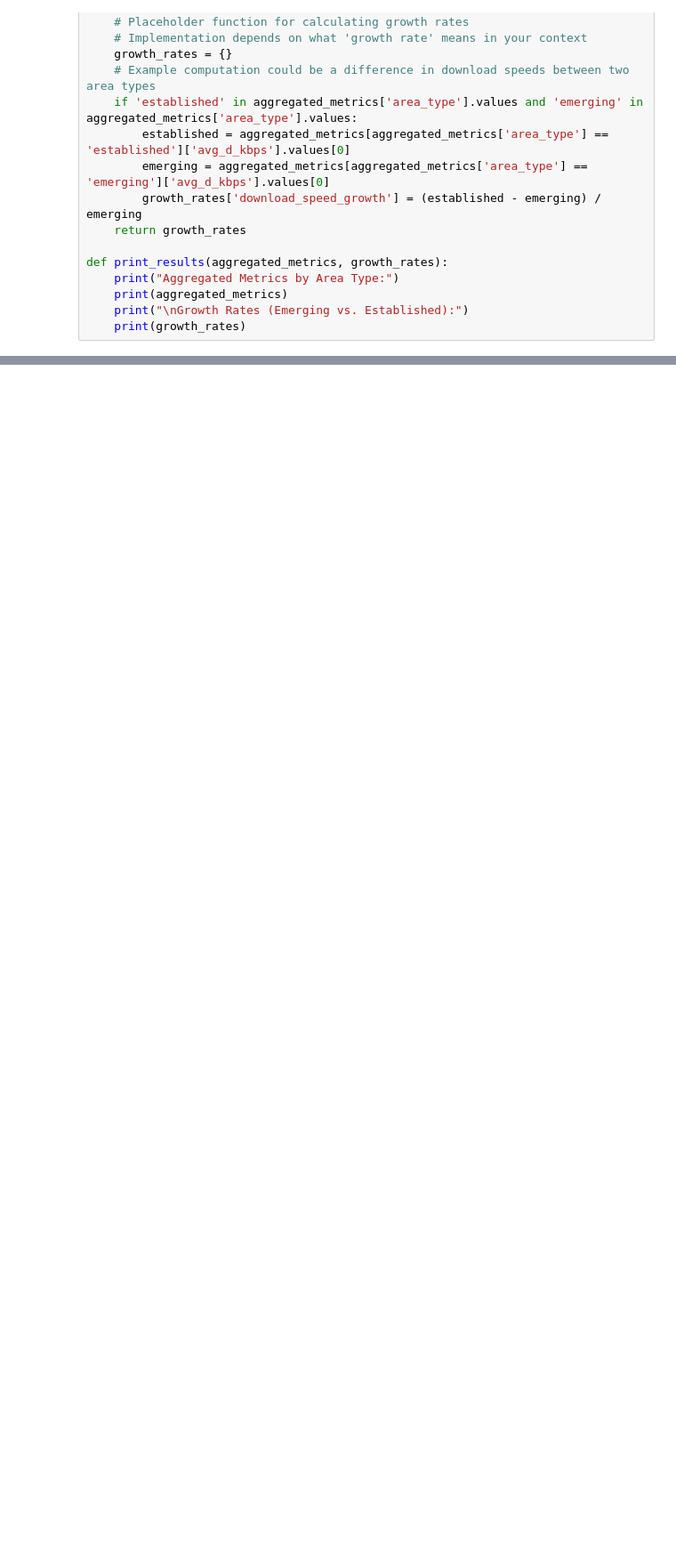
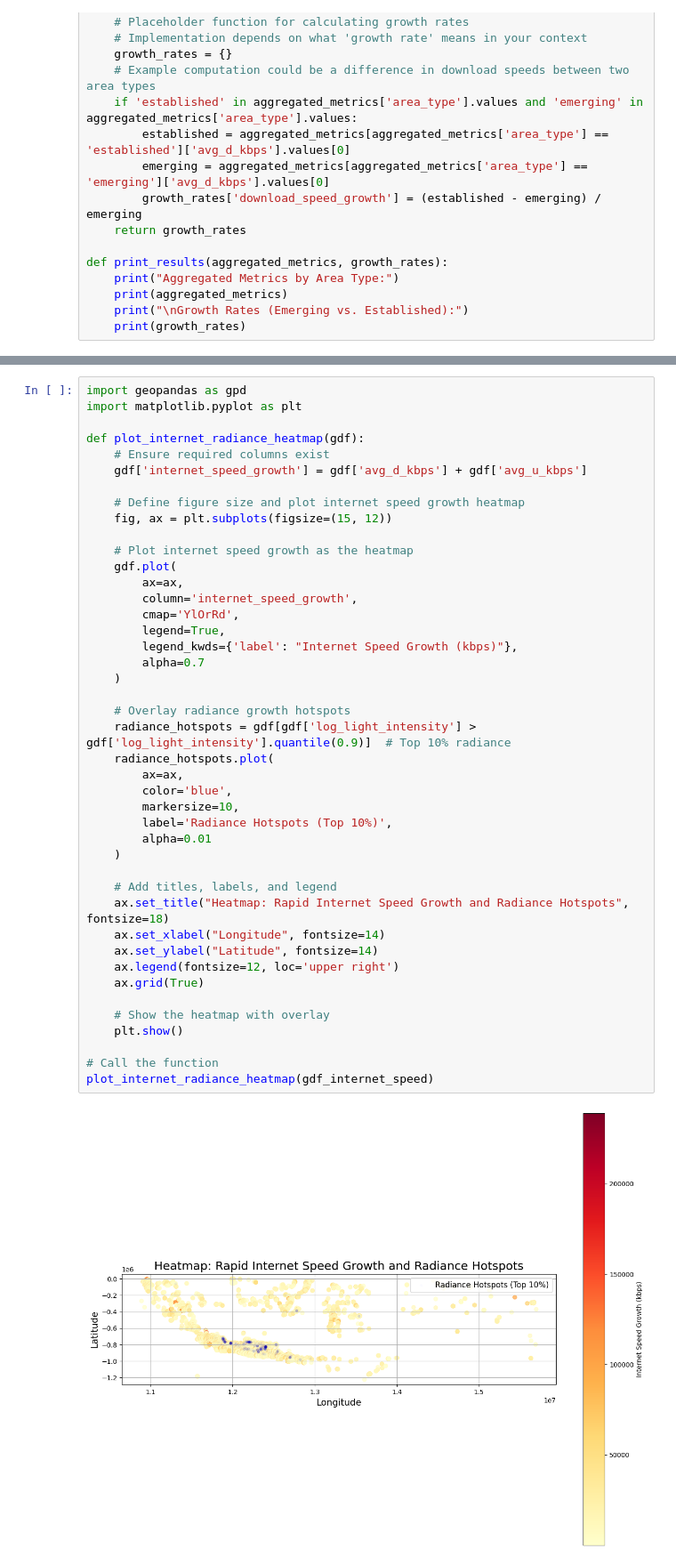
Before and after one commit to nasrrx/IndonesiaInternetSpeeds, a Jupyter notebook: DataAnalysisProject.ipynb, the cells around one changed output, grey strips where cells are left out. Shown at 89% size. Cells and saved outputs as stored; diff of their text form; blank space fills up the shorter version.

```diff
--- a/DataAnalysisProject.ipynb
+++ b/DataAnalysisProject.ipynb
@@ -308,0 +690,45 @@ Processed chunk 21 in 0.30 seconds
+# %%
+import geopandas as gpd
+import matplotlib.pyplot as plt
+
+def plot_internet_radiance_heatmap(gdf):
+    # Ensure required columns exist
+    gdf['internet_speed_growth'] = gdf['avg_d_kbps'] + gdf['avg_u_kbps']
+
+    # Define figure size and plot internet speed growth heatmap
+    fig, ax = plt.subplots(figsize=(15, 12))
+
+    # Plot internet speed growth as the heatmap
+    gdf.plot(
+        ax=ax,
+        column='internet_speed_growth',
+        cmap='YlOrRd',
+        legend=True,
+        legend_kwds={'label': "Internet Speed Growth (kbps)"},
+        alpha=0.7
+    )
+
+    # Overlay radiance growth hotspots
+    radiance_hotspots = gdf[gdf['log_light_intensity'] > gdf['log_light_intensity'].quantile(0.9)]  # Top 10% radiance
+    radiance_hotspots.plot(
+        ax=ax,
+        color='blue',
+        markersize=10,
+        label='Radiance Hotspots (Top 10%)',
+        alpha=0.01
+    )
+
+    # Add titles, labels, and legend
+    ax.set_title("Heatmap: Rapid Internet Speed Growth and Radiance Hotspots", fontsize=18)
+    ax.set_xlabel("Longitude", fontsize=14)
+    ax.set_ylabel("Latitude", fontsize=14)
+    ax.legend(fontsize=12, loc='upper right')
+    ax.grid(True)
+
+    # Show the heatmap with overlay
+    plt.show()
+
+# Call the function
+plot_internet_radiance_heatmap(gdf_internet_speed)
+# %% [output]
+[figure, added]
```
Also changed, not shown: parts of 17 cells of this notebook, 8 other files.
